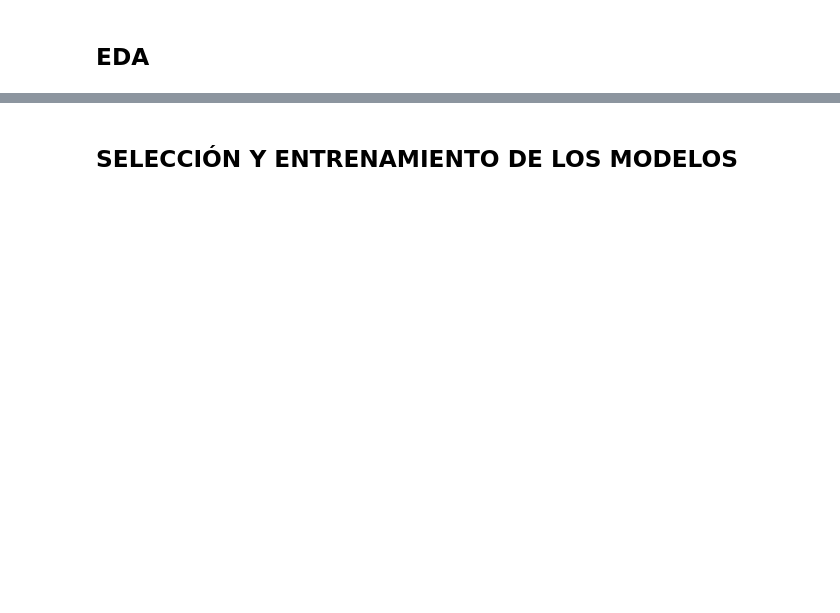
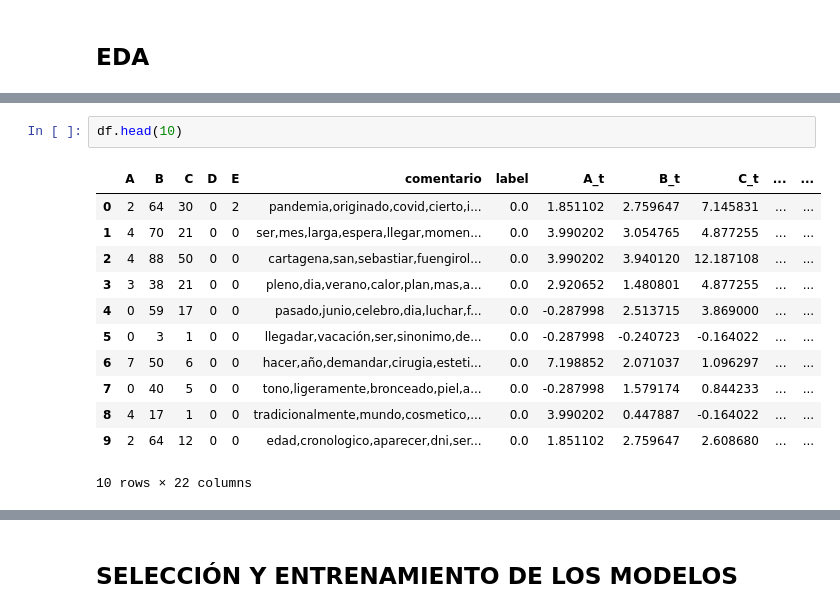
Before and after one commit to cabamarcos/HateSpeachRecognition, a Jupyter notebook: Actividad_3.ipynb, the cells around one changed output, grey strips where cells are left out. Drawn from its saved outputs; the diff is of its cells as text; blank space fills up the shorter version.

```diff
--- a/Actividad_3.ipynb
+++ b/Actividad_3.ipynb
@@ -61,0 +93,15 @@ El dataset original proporcionado en el proyecto transversal ha sido adaptado pa
+# %%
+df.head(10)
+# %% [output]
+|  | A | B | C | D | E | comentario | label | A_t | B_t | C_t | ... | ... |
+| 0 | 2 | 64 | 30 | 0 | 2 | pandemia,originado,covid,cierto,i... | 0.0 | 1.851102 | 2.759647 | 7.145831 | ... | ... |
+| 1 | 4 | 70 | 21 | 0 | 0 | ser,mes,larga,espera,llegar,momen... | 0.0 | 3.990202 | 3.054765 | 4.877255 | ... | ... |
+| 2 | 4 | 88 | 50 | 0 | 0 | cartagena,san,sebastiar,fuengirol... | 0.0 | 3.990202 | 3.940120 | 12.187108 | ... | ... |
+| 3 | 3 | 38 | 21 | 0 | 0 | pleno,dia,verano,calor,plan,mas,a... | 0.0 | 2.920652 | 1.480801 | 4.877255 | ... | ... |
+| 4 | 0 | 59 | 17 | 0 | 0 | pasado,junio,celebro,dia,luchar,f... | 0.0 | -0.287998 | 2.513715 | 3.869000 | ... | ... |
+| 5 | 0 | 3 | 1 | 0 | 0 | llegadar,vacación,ser,sinonimo,de... | 0.0 | -0.287998 | -0.240723 | -0.164022 | ... | ... |
+| 6 | 7 | 50 | 6 | 0 | 0 | hacer,año,demandar,cirugia,esteti... | 0.0 | 7.198852 | 2.071037 | 1.096297 | ... | ... |
+| 7 | 0 | 40 | 5 | 0 | 0 | tono,ligeramente,bronceado,piel,a... | 0.0 | -0.287998 | 1.579174 | 0.844233 | ... | ... |
+| 8 | 4 | 17 | 1 | 0 | 0 | tradicionalmente,mundo,cosmetico,... | 0.0 | 3.990202 | 0.447887 | -0.164022 | ... | ... |
+| 9 | 2 | 64 | 12 | 0 | 0 | edad,cronologico,aparecer,dni,ser... | 0.0 | 1.851102 | 2.759647 | 2.608680 | ... | ... |
+10 rows × 22 columns
```
Also changed, not shown: parts of 34 cells of this notebook.
